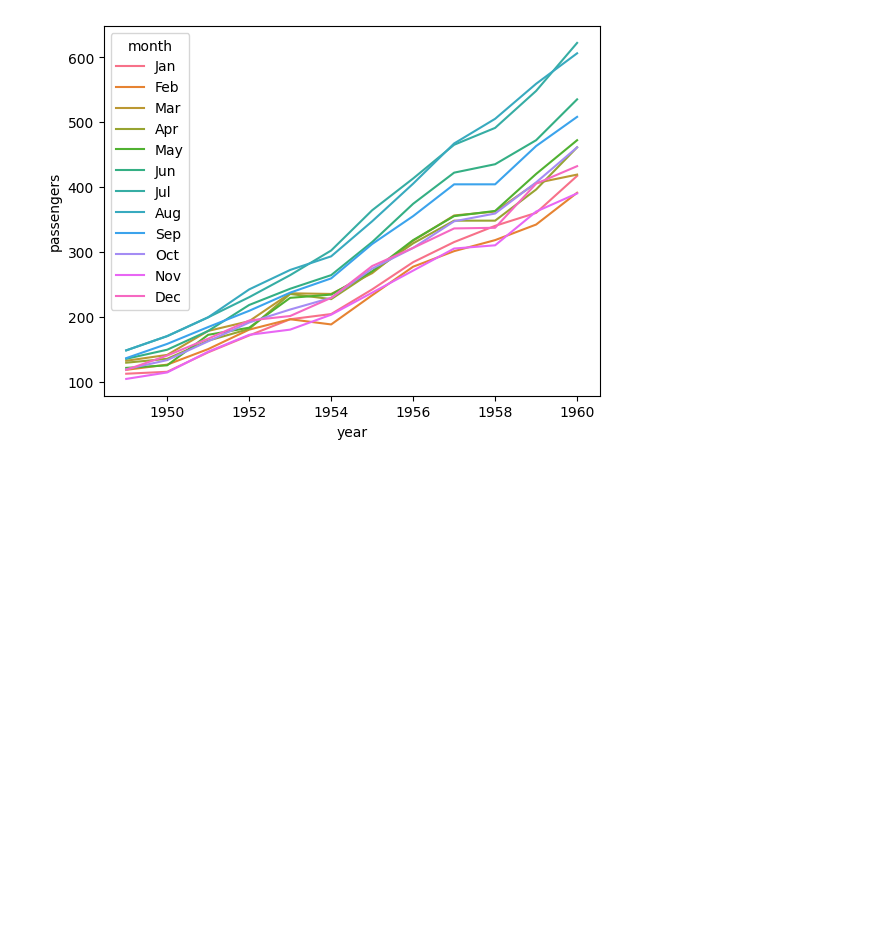
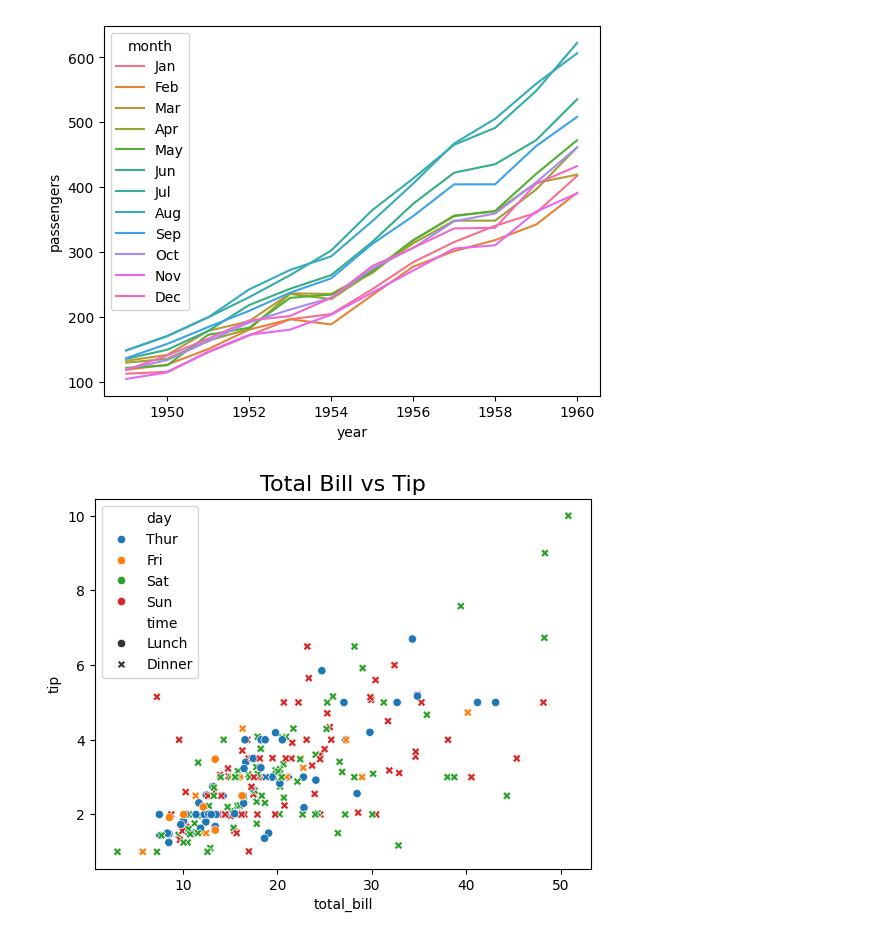
Before and after one commit to Aliyamkamila/Fundamental-Data-Science, a Jupyter notebook: Visualization.ipynb, the cells around one changed output. Saved outputs shown, nothing was run; the diff lists cells and outputs as text; code cells hidden in the pictures; blank space fills up the shorter version.

```diff
--- a/Visualization.ipynb
+++ b/Visualization.ipynb
@@ -150,3 +150,9 @@ sns.lineplot(x='year', y='passengers', hue='month', data=flights)
 [figure]
 # %%
 # 4. Scatter Plot
+# %%
+sns.scatterplot(x='total_bill', y='tip', data=tips, hue='day', style='time')
+plt.title('Total Bill vs Tip', size=16)
+plt.show()
+# %% [output]
+[figure, added]
```
